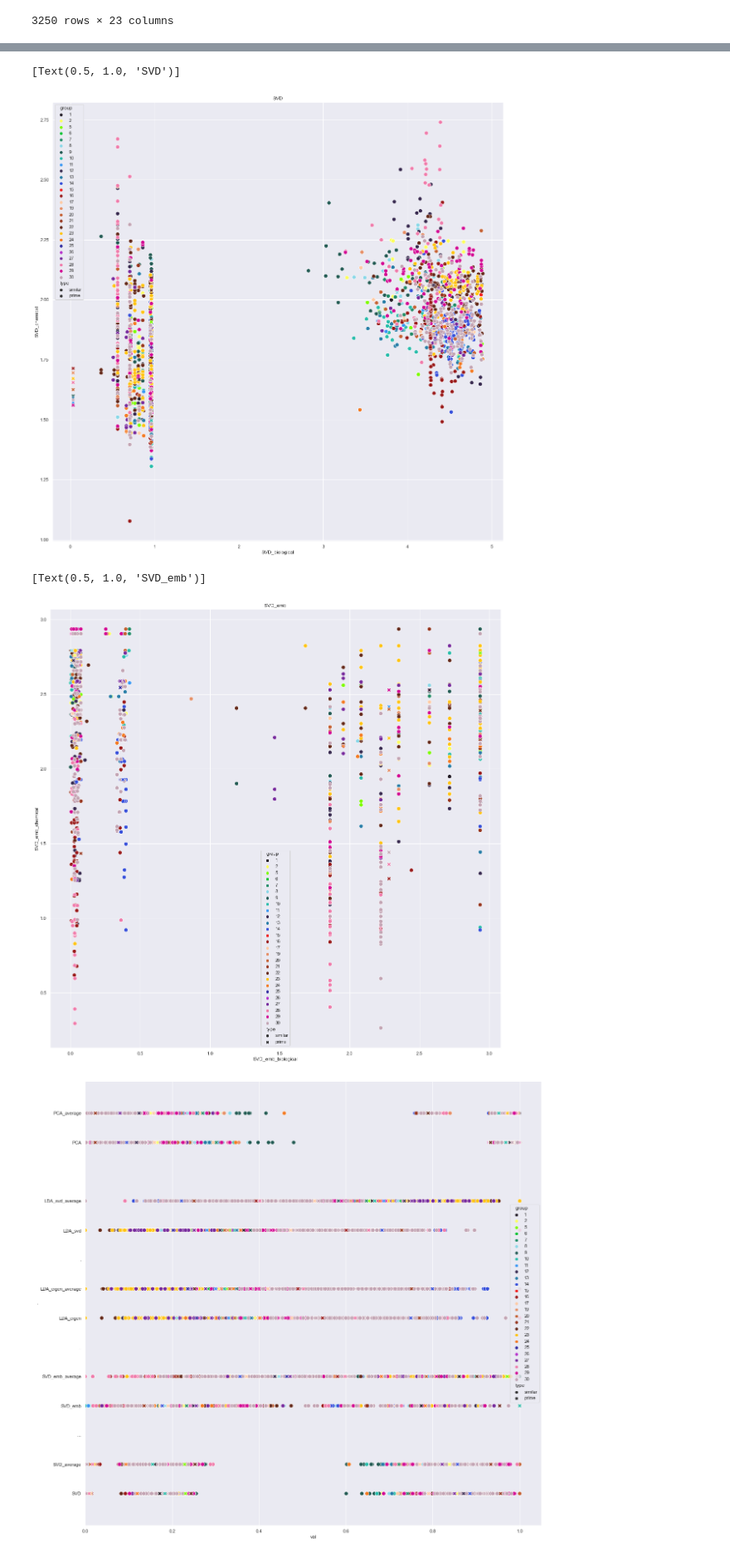
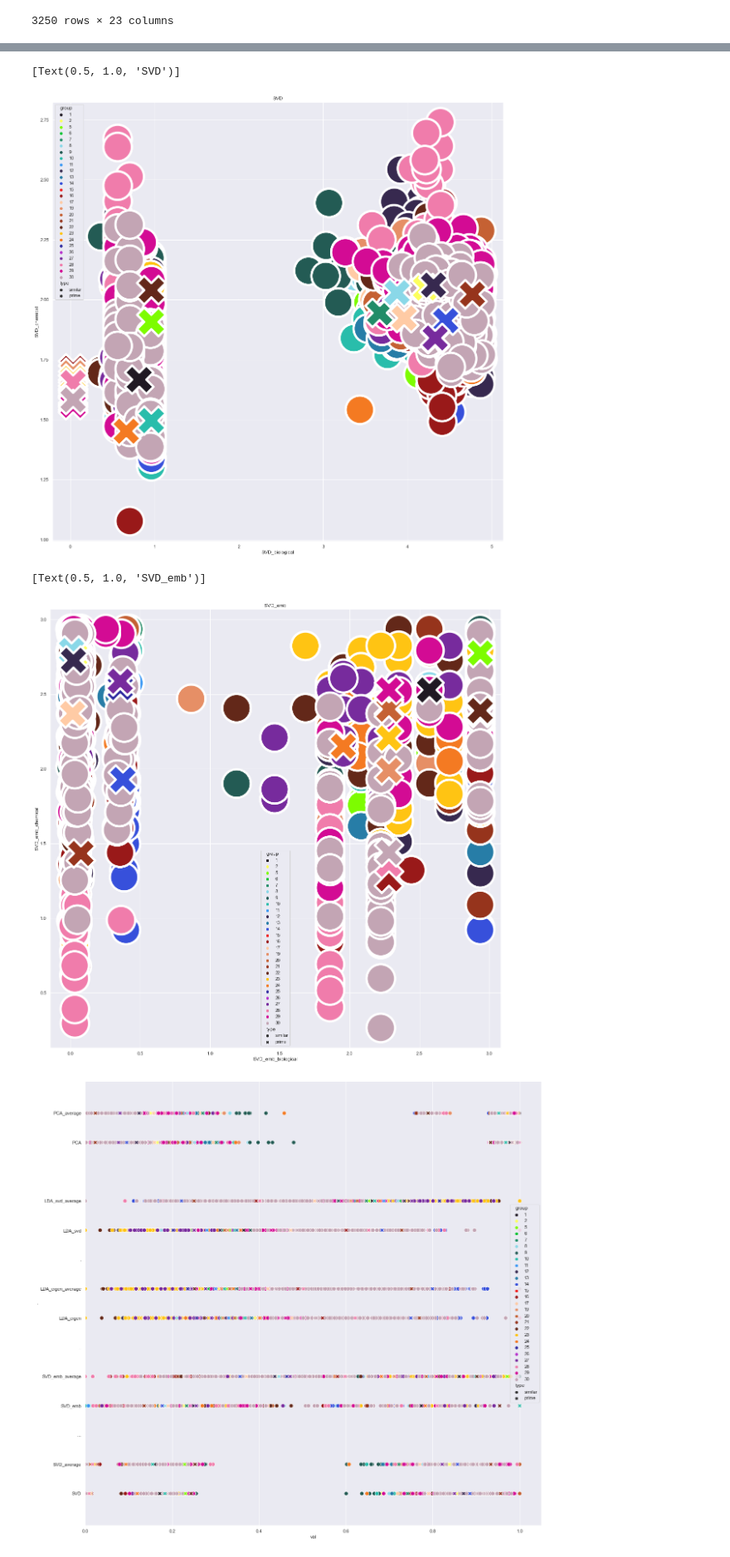
Before and after one commit to pustoshilov-d/CAVD_drug_repurposing, a Jupyter notebook: clustering.ipynb, the cells around one changed output, grey strips where cells are left out. Shown at 83% size. Cells and saved outputs as stored; diff of their text form; code cells hidden in the pictures.

```diff
--- a/clustering.ipynb
+++ b/clustering.ipynb
@@ -15,7 +15,7 @@ supportiveCols = supportiveCols.split('\t')
 bioCols = bioCols.split('\t')
 chemCols = chemCols.split('\t')
 # %%
-df = pd.read_csv('forClustering.tsv', sep='\t')
+df = pd.read_csv('temp/forClustering.tsv', sep='\t')
 df['label'] = df['#'].astype(str) + ' / ' + df['DrugBank Id'].astype(str)
 df = df.set_index('#')
 initDf = df
@@ -468,15 +468,15 @@ plot.set(title='LDA_eigen')
 # %%
-plot = sns.scatterplot(data=summaryDf, x='SVD_biological', y='SVD_chemical', hue='group', palette=sns.color_palette(colors),  style='type', s=90)
+plot = sns.scatterplot(data=summaryDf, x='SVD_biological', y='SVD_chemical', hue='group', palette=sns.color_palette(colors),  style='type', s=5000)
 plot.set(title='SVD')
 # %% [output]
 [Text(0.5, 1.0, 'SVD')]
-[figure, old version]
+[figure, new version]
 # %%
-plot = sns.scatterplot(data=summaryDf, x='SVD_emb_biological', y='SVD_emb_chemical', hue='group', palette=sns.color_palette(colors),  style='type', s=90)
+plot = sns.scatterplot(data=summaryDf, x='SVD_emb_biological', y='SVD_emb_chemical', hue='group', palette=sns.color_palette(colors),  style='type', s=5000)
 plot.set(title='SVD_emb')
 # %% [output]
 [Text(0.5, 1.0, 'SVD_emb')]
-[figure, old version]
+[figure, new version]
 # %%
 tempSummaryDf = summaryDf
 for col in tempSummaryDf:
```
Also changed, not shown: parts of 7 cells of this notebook, 5 other files.
